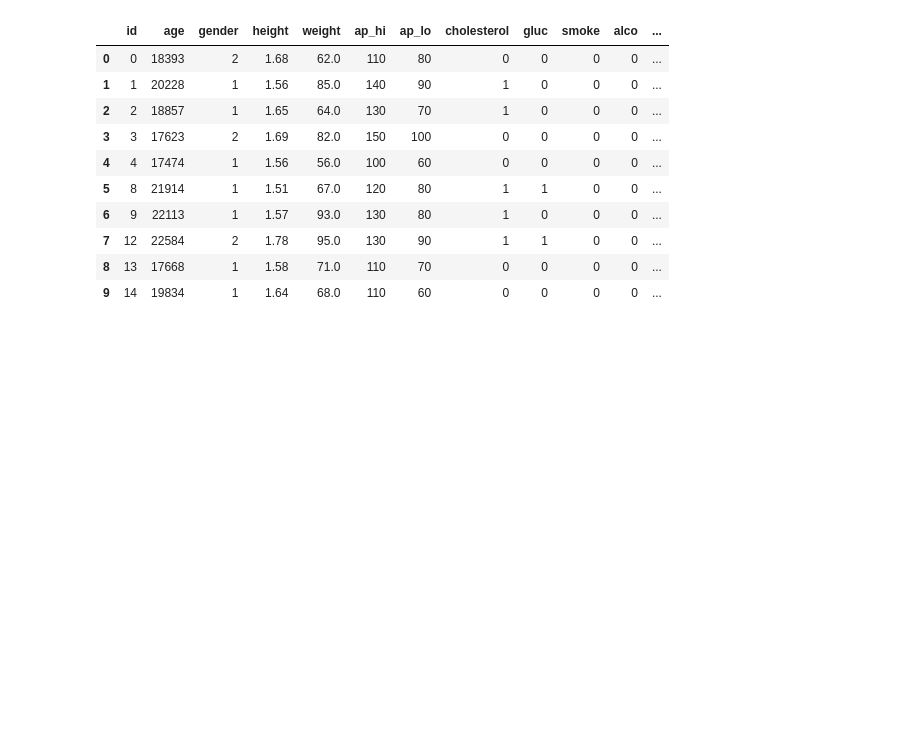
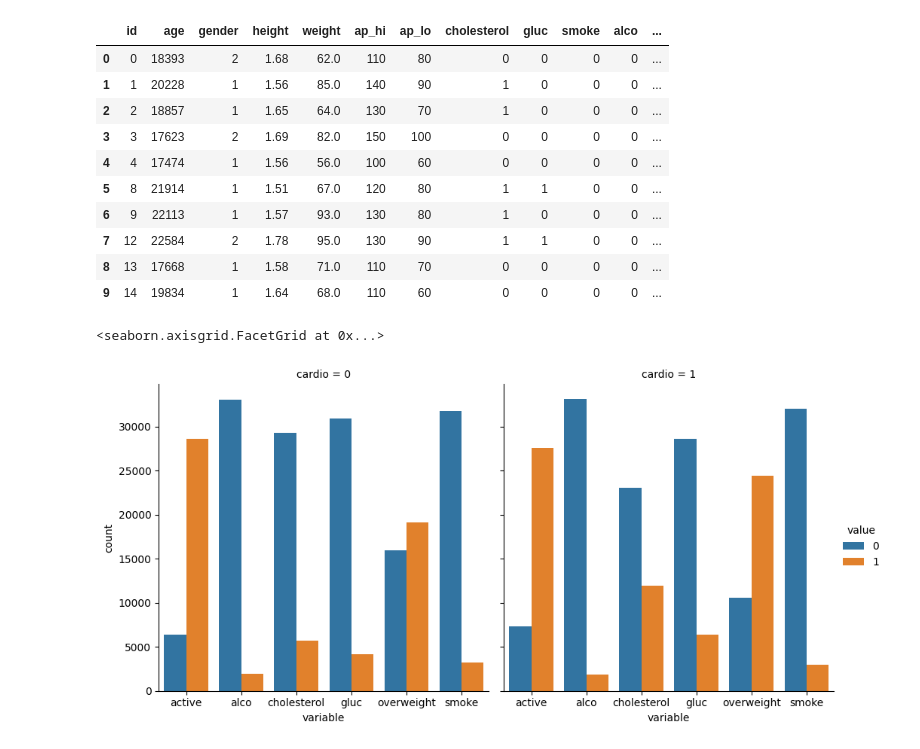
Before and after one commit to WillNRL/Medical-Data-Visualizer, a Jupyter notebook: Medical_Data_Visualizer.ipynb, the cells around one changed output. Drawn from its saved outputs; the diff is of its cells as text; code cells hidden in the pictures; blank space fills up the shorter version.

```diff
--- a/Medical_Data_Visualizer.ipynb
+++ b/Medical_Data_Visualizer.ipynb
@@ -43,3 +47,14 @@ df.head(10)
 | 7 | 12 | 22584 | 2 | 1.78 | 95.0 | 130 | 90 | 1 | 1 | 0 | 0 | ... |
 | 8 | 13 | 17668 | 1 | 1.58 | 71.0 | 110 | 70 | 0 | 0 | 0 | 0 | ... |
 | 9 | 14 | 19834 | 1 | 1.64 | 68.0 | 110 | 60 | 0 | 0 | 0 | 0 | ... |
+# %%
+'''
+Primeira vez usando .melt() e sabendo da existencia de dataframes do tipo long e wide, obrigado freecodecamp.
+First time using .melt() and knowing about the existence of long and wide dataframes, thanks freecodecamp.
+'''
+# Convert the data into long format and create a chart that shows the value counts of the categorical features using seaborn's . The dataset should be split by 'Cardio' so there is one chart for each value. The chart should look like .catplot()cardioexamples/Figure_1.png
+histo = (df[['cholesterol','gluc','alco','active','smoke','cardio','overweight']].melt(id_vars=['cardio'])).sort_values(by='variable')
+sns.catplot(data=histo, x='variable', hue='value', col='cardio', kind="count")
+# %% [output]
+<seaborn.axisgrid.FacetGrid at 0x...>
+[figure, added]
```
Also changed, not shown: parts of 1 cell of this notebook.
